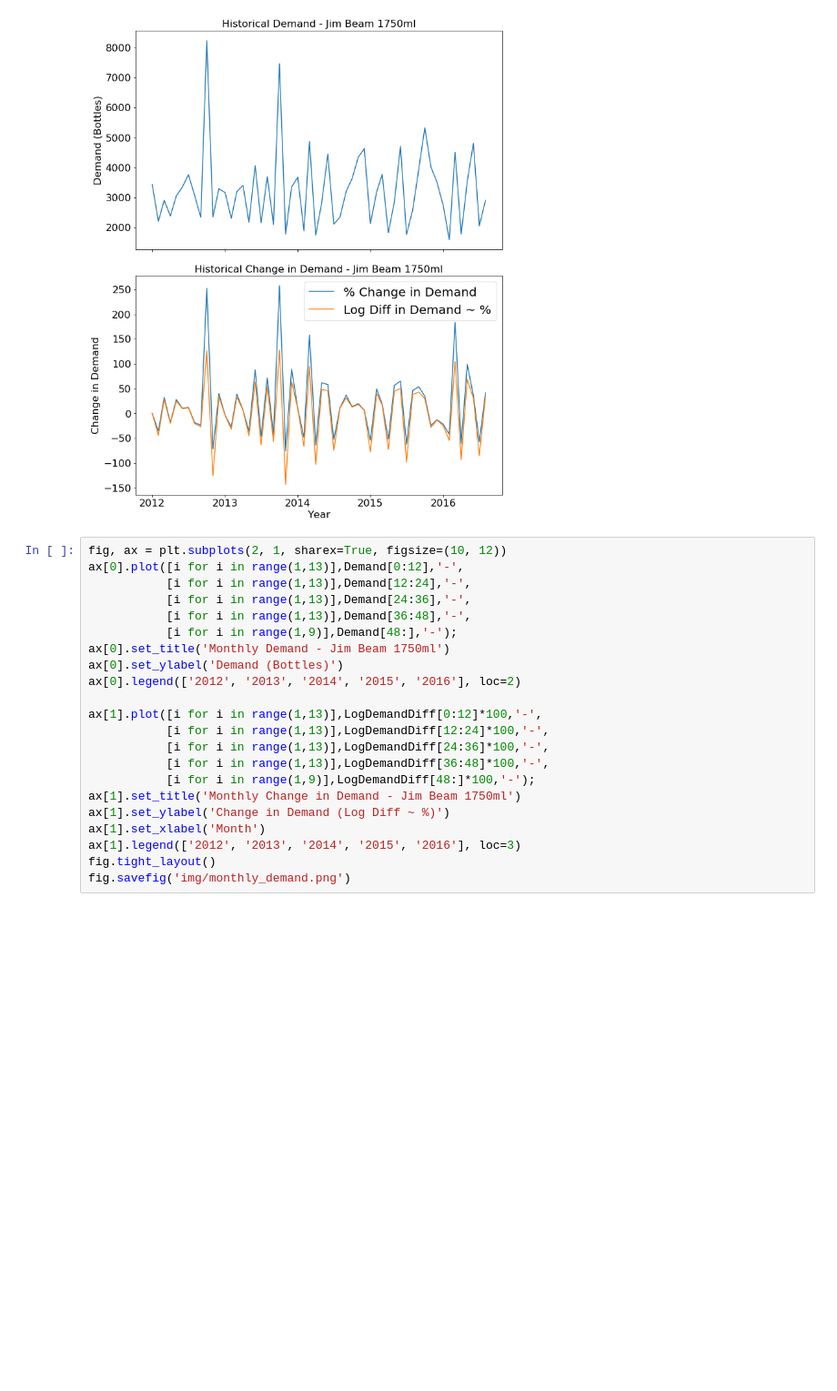
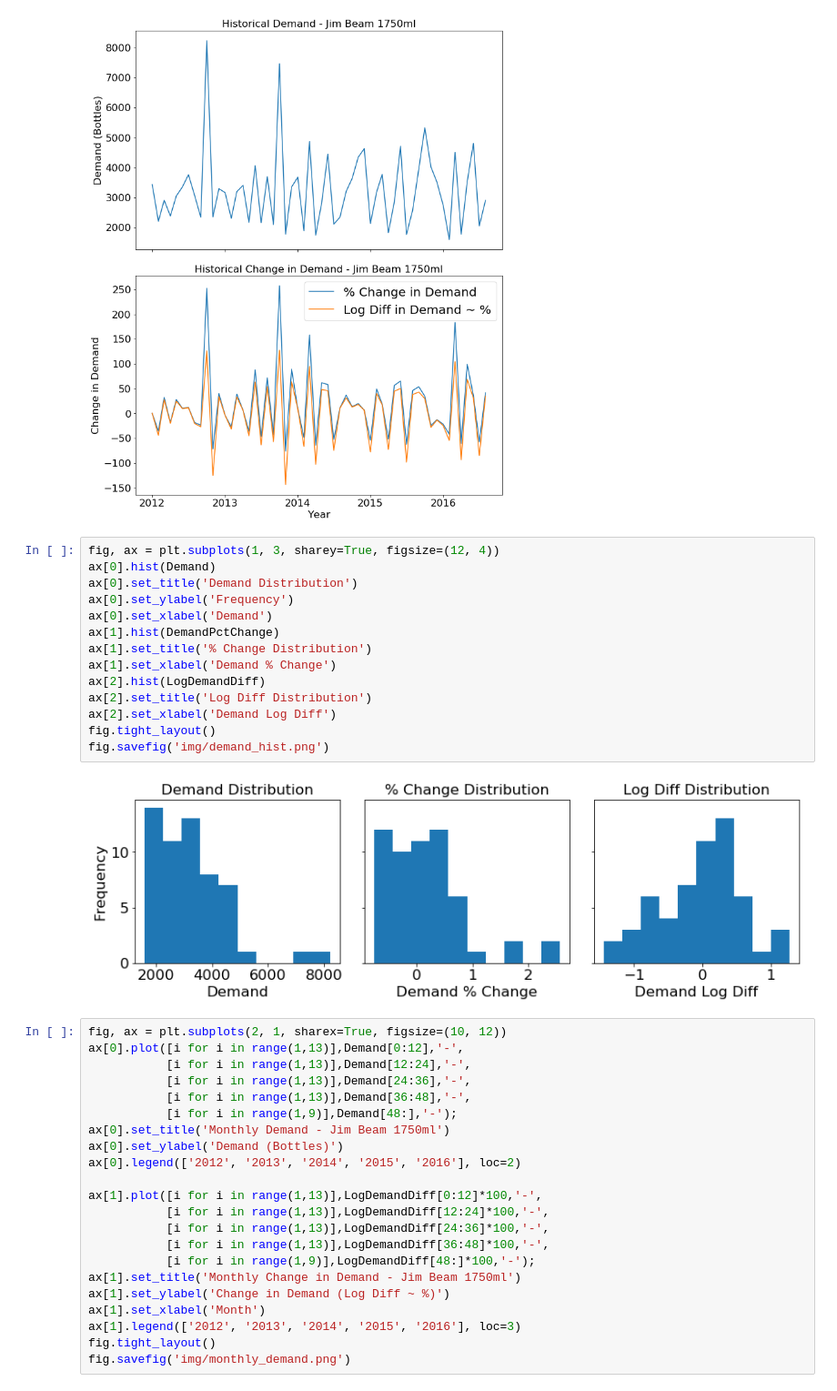
Before and after one commit to nicholsonjohnc/promotion-optimization, a Jupyter notebook: Untitled.ipynb, the cells around one changed output. Shown at 91% size. Cells and saved outputs as stored; diff of their text form; blank space fills up the shorter version.

```diff
--- a/Untitled.ipynb
+++ b/Untitled.ipynb
@@ -91,6 +91,22 @@ fig.tight_layout()
 fig.savefig('img/historical_demand.png')
 # %% [output]
 [figure]
+# %%
+fig, ax = plt.subplots(1, 3, sharey=True, figsize=(12, 4))
+ax[0].hist(Demand)
+ax[0].set_title('Demand Distribution')
+ax[0].set_ylabel('Frequency')
+ax[0].set_xlabel('Demand')
+ax[1].hist(DemandPctChange)
+ax[1].set_title('% Change Distribution')
+ax[1].set_xlabel('Demand % Change')
+ax[2].hist(LogDemandDiff)
+ax[2].set_title('Log Diff Distribution')
+ax[2].set_xlabel('Demand Log Diff')
+fig.tight_layout()
+fig.savefig('img/demand_hist.png')
+# %% [output]
+[figure, added]
 # %%
 fig, ax = plt.subplots(2, 1, sharex=True, figsize=(10, 12))
 ax[0].plot([i for i in range(1,13)],Demand[0:12],'-',
```
Also changed, not shown: parts of 1 cell of this notebook, 3 other files.
